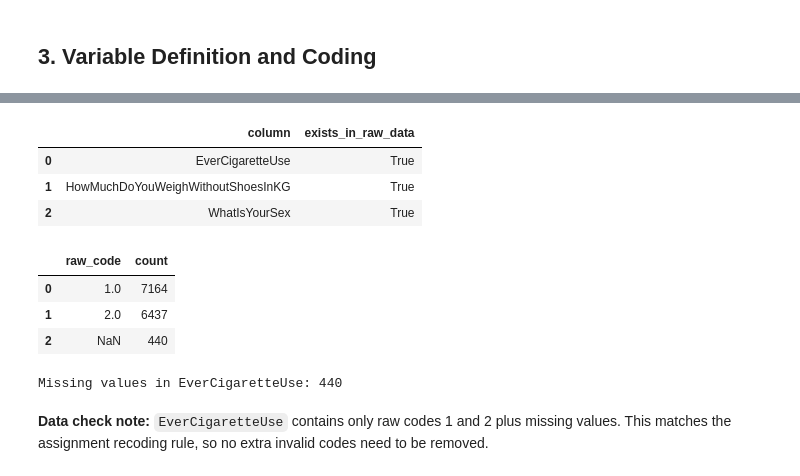
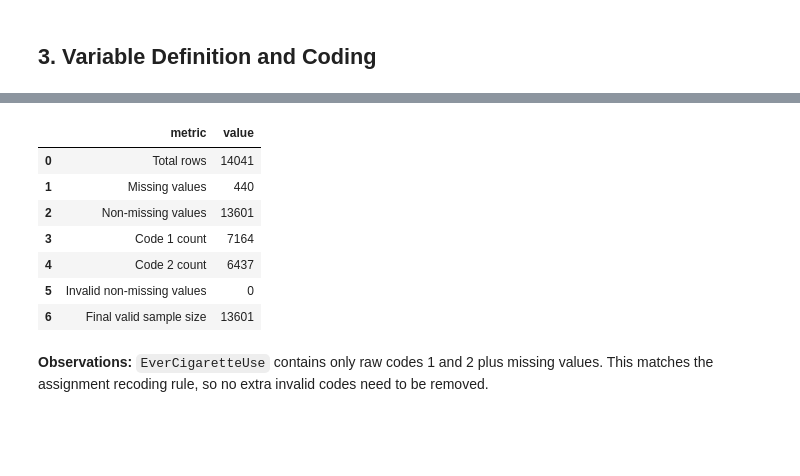
Before and after one commit to asd854026/2026-Spring-Stat2-Cycle2, a Jupyter notebook: notebooks/01_data_check.ipynb, the cells around one changed output, grey strips where cells are left out. Drawn from its saved outputs; the diff is of its cells as text; code cells hidden in the pictures; blank space fills up the shorter version.

```diff
--- a/notebooks/01_data_check.ipynb
+++ b/notebooks/01_data_check.ipynb
@@ -95,36 +80,52 @@ Processed data shape: (14041, 4)
-# %%
-
-required_cols = [BEHAVIOR_VAR, CONT_VAR, "WhatIsYourSex"]
-column_check = pd.DataFrame({
-    "column": required_cols,
-    "exists_in_raw_data": [col in raw.columns for col in required_cols]
-})
-display(column_check)
-# %% [output]
-|  | column | exists_in_raw_data |
-| 0 | EverCigaretteUse | True |
-| 1 | HowMuchDoYouWeighWithoutShoesInKG | True |
-| 2 | WhatIsYourSex | True |
 # %%
+behavior_raw = raw[BEHAVIOR_VAR]
 
-behavior_raw = raw[BEHAVIOR_VAR]
+behavior_check = pd.DataFrame({
+    "metric": [
+        "Total rows",
+        "Missing values",
+        "Non-missing values",
+        "Code 1 count",
+        "Code 2 count",
+        "Invalid non-missing values",
+        "Final valid sample size"
+    ],
+    "value": [
+        len(behavior_raw),
+        int(behavior_raw.isna().sum()),
+        int(behavior_raw.notna().sum()),
+        int((behavior_raw == 1).sum()),
+        int((behavior_raw == 2).sum()),
+        int((behavior_raw.notna() & ~behavior_raw.isin([1, 2])).sum()),
+        int(behavior_raw.isin([1, 2]).sum())
+    ]
+})
+
+behavior_check.to_csv(TAB_DIR / "01_behavior_data_check.csv", index=False)
+display(behavior_check)
+
 behavior_raw_freq = (
     behavior_raw.value_counts(dropna=False)
     .sort_index()
     .rename_axis("raw_code")
     .reset_index(name="count")
 )
+
+behavior_raw_freq["raw_code"] = behavior_raw_freq["raw_code"].astype("object")
+behavior_raw_freq["raw_code"] = behavior_raw_freq["raw_code"].where(
+    behavior_raw_freq["raw_code"].notna(), "Missing"
+)
+
 behavior_raw_freq.to_csv(TAB_DIR / "01_behavior_raw_frequency.csv", index=False)
-display(behavior_raw_freq)
-
-missing_behavior = int(behavior_raw.isna().sum())
-print(f"Missing values in {BEHAVIOR_VAR}: {missing_behavior}")
 # %% [output]
-|  | raw_code | count |
-| 0 | 1.0 | 7164 |
-| 1 | 2.0 | 6437 |
-| 2 | NaN | 440 |
+|  | metric | value |
+| 0 | Total rows | 14041 |
+| 1 | Missing values | 440 |
+| 2 | Non-missing values | 13601 |
+| 3 | Code 1 count | 7164 |
+| 4 | Code 2 count | 6437 |
+| 5 | Invalid non-missing values | 0 |
+| 6 | Final valid sample size | 13601 |
-Missing values in EverCigaretteUse: 440
 # %% [markdown]
-**Data check note:** `EverCigaretteUse` contains only raw codes 1 and 2 plus missing values.
+**Observations:** `EverCigaretteUse` contains only raw codes 1 and 2 plus missing values.
 This matches the assignment recoding rule, so no extra invalid codes need to be removed.
```
Also changed, not shown: parts of 10 cells of this notebook, 18 other files.
